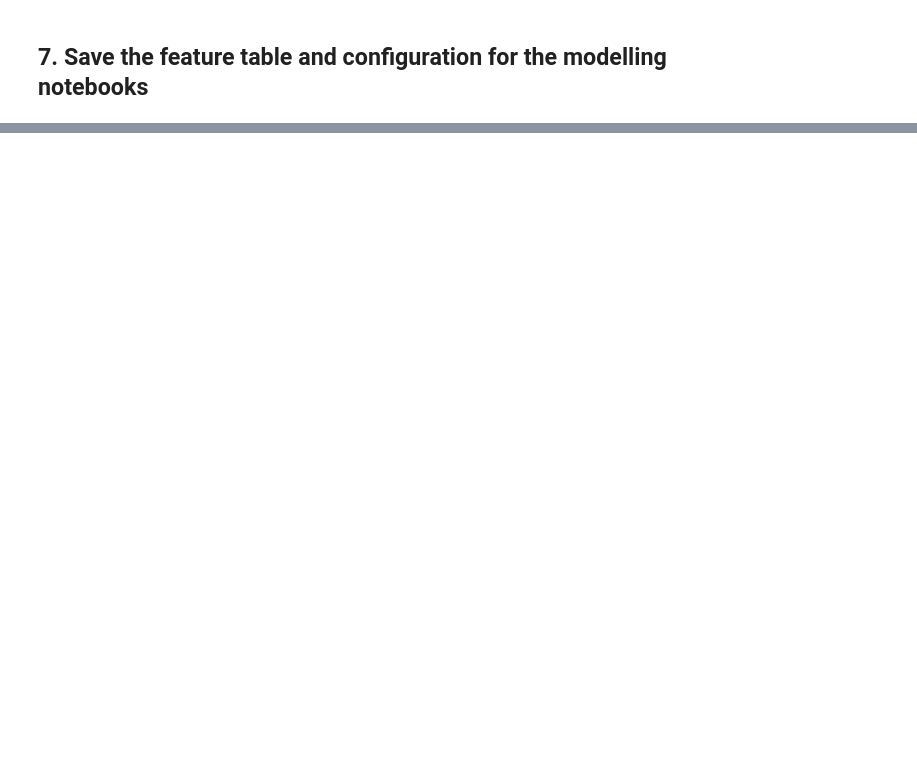
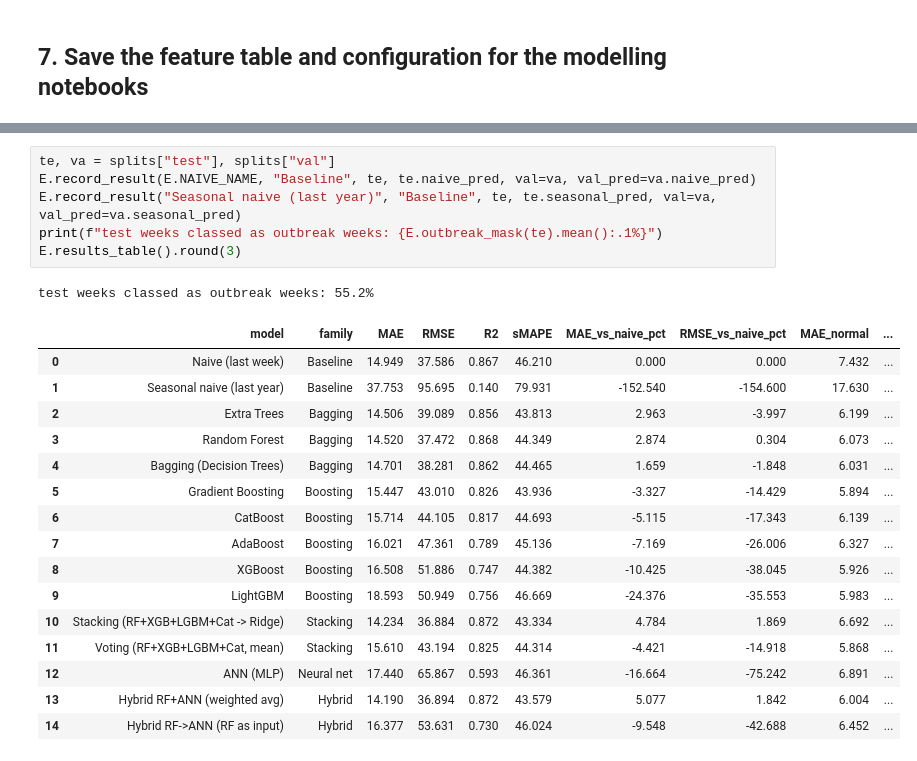
Before and after one commit to BGMPrabuddhi/SriLanka-Dengue-Ensemble, a Jupyter notebook: notebooks/02_feature_engineering.ipynb, the cells around one changed output, grey strips where cells are left out. Saved outputs shown, nothing was run; the diff lists cells and outputs as text; blank space fills up the shorter version.

```diff
--- a/notebooks/02_feature_engineering.ipynb
+++ b/notebooks/02_feature_engineering.ipynb
@@ -278,3 +284,27 @@ saved features.csv forecast_features.csv feature_config.json
+# %%
+te, va = splits["test"], splits["val"]
+E.record_result(E.NAIVE_NAME, "Baseline", te, te.naive_pred, val=va, val_pred=va.naive_pred)
+E.record_result("Seasonal naive (last year)", "Baseline", te, te.seasonal_pred, val=va, val_pred=va.seasonal_pred)
+print(f"test weeks classed as outbreak weeks: {E.outbreak_mask(te).mean():.1%}")
+E.results_table().round(3)
+# %% [output]
+test weeks classed as outbreak weeks: 55.2%
+|  | model | family | MAE | RMSE | R2 | sMAPE | MAE_vs_naive_pct | RMSE_vs_naive_pct | MAE_normal | ... |
+| 0 | Naive (last week) | Baseline | 14.949 | 37.586 | 0.867 | 46.210 | 0.000 | 0.000 | 7.432 | ... |
+| 1 | Seasonal naive (last year) | Baseline | 37.753 | 95.695 | 0.140 | 79.931 | -152.540 | -154.600 | 17.630 | ... |
+| 2 | Extra Trees | Bagging | 14.506 | 39.089 | 0.856 | 43.813 | 2.963 | -3.997 | 6.199 | ... |
+| 3 | Random Forest | Bagging | 14.520 | 37.472 | 0.868 | 44.349 | 2.874 | 0.304 | 6.073 | ... |
+| 4 | Bagging (Decision Trees) | Bagging | 14.701 | 38.281 | 0.862 | 44.465 | 1.659 | -1.848 | 6.031 | ... |
+| 5 | Gradient Boosting | Boosting | 15.447 | 43.010 | 0.826 | 43.936 | -3.327 | -14.429 | 5.894 | ... |
+| 6 | CatBoost | Boosting | 15.714 | 44.105 | 0.817 | 44.693 | -5.115 | -17.343 | 6.139 | ... |
+| 7 | AdaBoost | Boosting | 16.021 | 47.361 | 0.789 | 45.136 | -7.169 | -26.006 | 6.327 | ... |
+| 8 | XGBoost | Boosting | 16.508 | 51.886 | 0.747 | 44.382 | -10.425 | -38.045 | 5.926 | ... |
+| 9 | LightGBM | Boosting | 18.593 | 50.949 | 0.756 | 46.669 | -24.376 | -35.553 | 5.983 | ... |
+| 10 | Stacking (RF+XGB+LGBM+Cat -> Ridge) | Stacking | 14.234 | 36.884 | 0.872 | 43.334 | 4.784 | 1.869 | 6.692 | ... |
+| 11 | Voting (RF+XGB+LGBM+Cat, mean) | Stacking | 15.610 | 43.194 | 0.825 | 44.314 | -4.421 | -14.918 | 5.868 | ... |
+| 12 | ANN (MLP) | Neural net | 17.440 | 65.867 | 0.593 | 46.361 | -16.664 | -75.242 | 6.891 | ... |
+| 13 | Hybrid RF+ANN (weighted avg) | Hybrid | 14.190 | 36.894 | 0.872 | 43.579 | 5.077 | 1.842 | 6.004 | ... |
+| 14 | Hybrid RF->ANN (RF as input) | Hybrid | 16.377 | 53.631 | 0.730 | 46.024 | -9.548 | -42.688 | 6.452 | ... |
 # %% [markdown]
 ## Key findings
 
```
Also changed, not shown: parts of 16 cells of this notebook, 18 other files.
